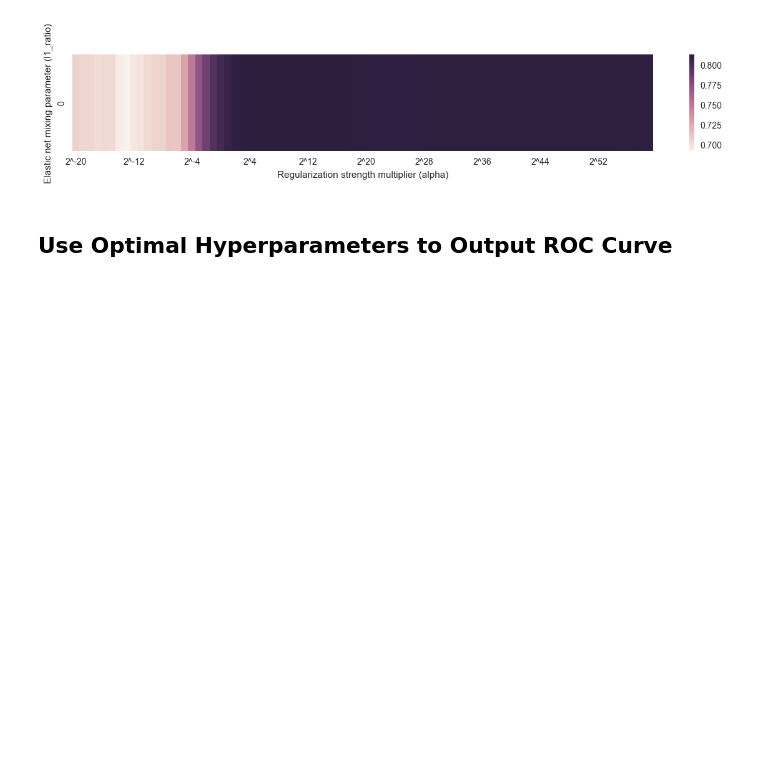
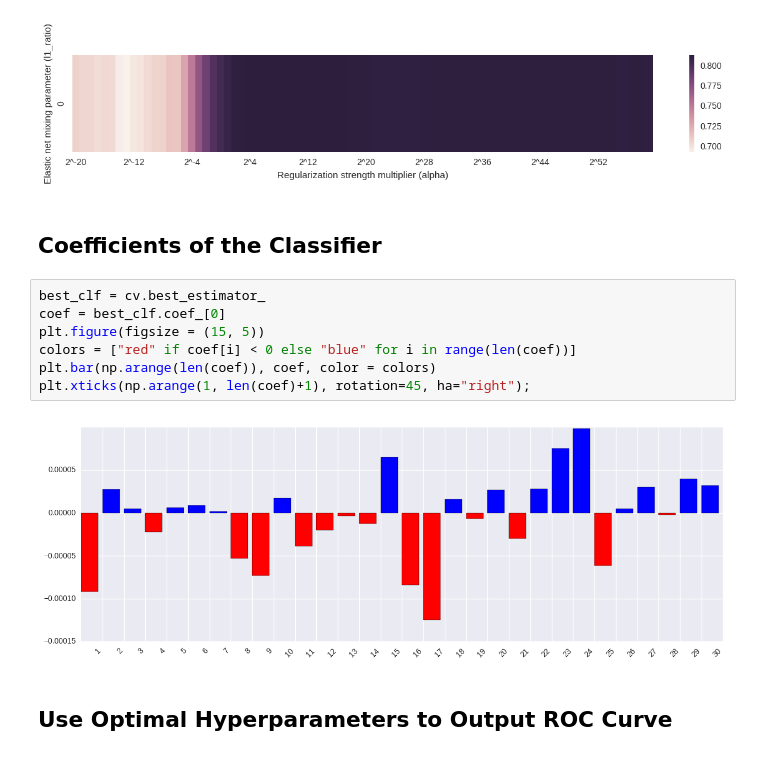
Before and after one commit to htcai/machine-learning, a Jupyter notebook: algorithms/RIT1-PCA-htcai.ipynb, the cells around one changed output. Cells and saved outputs as stored; diff of their text form; blank space fills up the shorter version.

Commit message:
visualized the coefficients of the best estimator

```diff
--- a/algorithms/RIT1-PCA-htcai.ipynb
+++ b/algorithms/RIT1-PCA-htcai.ipynb
@@ -164,6 +164,17 @@ ax.set_xlabel('Regularization strength multiplier (alpha)')
 ax.set_ylabel('Elastic net mixing parameter (l1_ratio)');
 # %% [output]
 [figure]
+# %% [markdown]
+## Coefficients of the Classifier
+# %%
+best_clf = cv.best_estimator_
+coef = best_clf.coef_[0]
+plt.figure(figsize = (15, 5))
+colors = ["red" if coef[i] < 0 else "blue" for i in range(len(coef))]
+plt.bar(np.arange(len(coef)), coef, color = colors)
+plt.xticks(np.arange(1, len(coef)+1), rotation=45, ha="right");
+# %% [output]
+[figure, added]
 # %% [markdown]
 ## Use Optimal Hyperparameters to Output ROC Curve
 # %%
```
Also changed, not shown: parts of 4 cells of this notebook.
